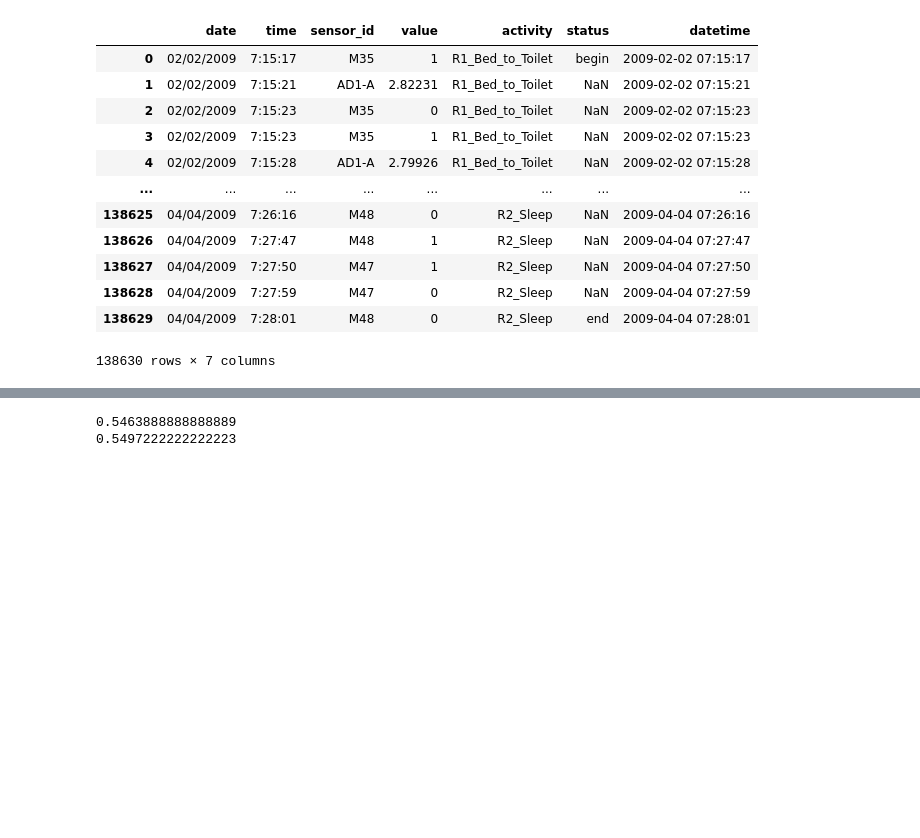
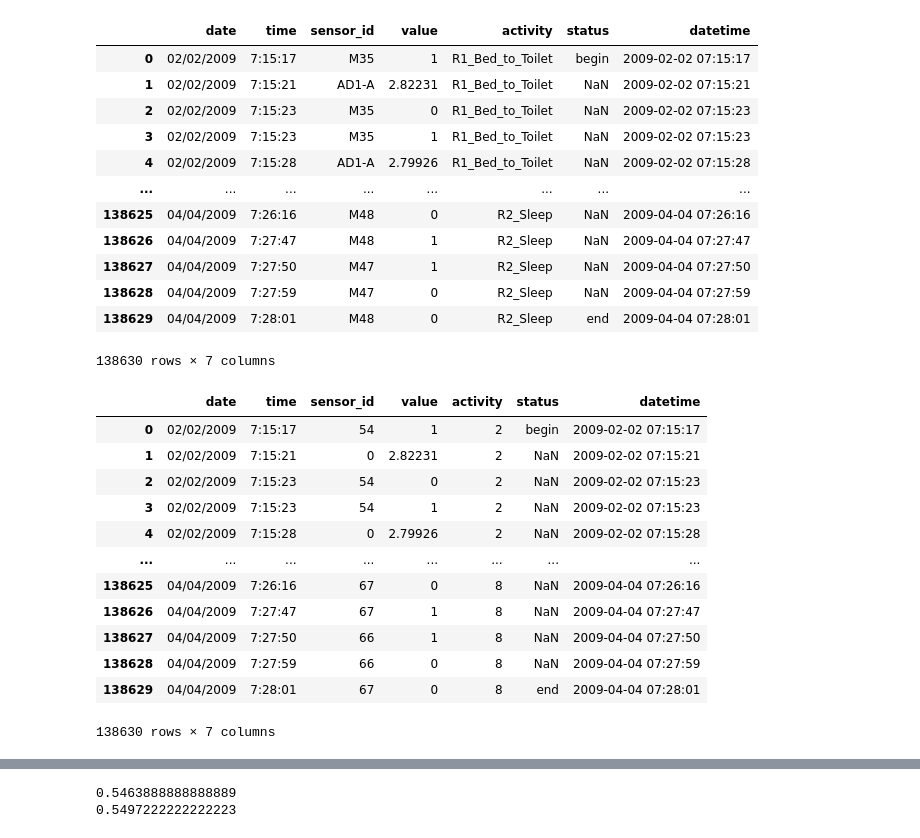
Before and after one commit to wendiganyu/IOTPhase2, a Jupyter notebook: ActivityRecognition.ipynb, the cells around one changed output, grey strips where cells are left out. Saved outputs shown, nothing was run; the diff lists cells and outputs as text; code cells hidden in the pictures; blank space fills up the shorter version.

```diff
--- a/ActivityRecognition.ipynb
+++ b/ActivityRecognition.ipynb
@@ -256,6 +256,22 @@ activity_encoder.fit(df.activity.astype(str))
 
 df.sensor_id = sensor_encoder.transform(df.sensor_id)
 df.activity = activity_encoder.transform(df.activity.astype(str))
+# %%
+df
+# %% [output]
+|  | date | time | sensor_id | value | activity | status | datetime |
+| 0 | 02/02/2009 | 7:15:17 | 54 | 1 | 2 | begin | 2009-02-02 07:15:17 |
+| 1 | 02/02/2009 | 7:15:21 | 0 | 2.82231 | 2 | NaN | 2009-02-02 07:15:21 |
+| 2 | 02/02/2009 | 7:15:23 | 54 | 0 | 2 | NaN | 2009-02-02 07:15:23 |
+| 3 | 02/02/2009 | 7:15:23 | 54 | 1 | 2 | NaN | 2009-02-02 07:15:23 |
+| 4 | 02/02/2009 | 7:15:28 | 0 | 2.79926 | 2 | NaN | 2009-02-02 07:15:28 |
+| ... | ... | ... | ... | ... | ... | ... | ... |
+| 138625 | 04/04/2009 | 7:26:16 | 67 | 0 | 8 | NaN | 2009-04-04 07:26:16 |
+| 138626 | 04/04/2009 | 7:27:47 | 67 | 1 | 8 | NaN | 2009-04-04 07:27:47 |
+| 138627 | 04/04/2009 | 7:27:50 | 66 | 1 | 8 | NaN | 2009-04-04 07:27:50 |
+| 138628 | 04/04/2009 | 7:27:59 | 66 | 0 | 8 | NaN | 2009-04-04 07:27:59 |
+| 138629 | 04/04/2009 | 7:28:01 | 67 | 0 | 8 | end | 2009-04-04 07:28:01 |
+138630 rows × 7 columns
 # %%
 from datetime import datetime
 idx = 0
```
Also changed, not shown: parts of 1 cell of this notebook.
